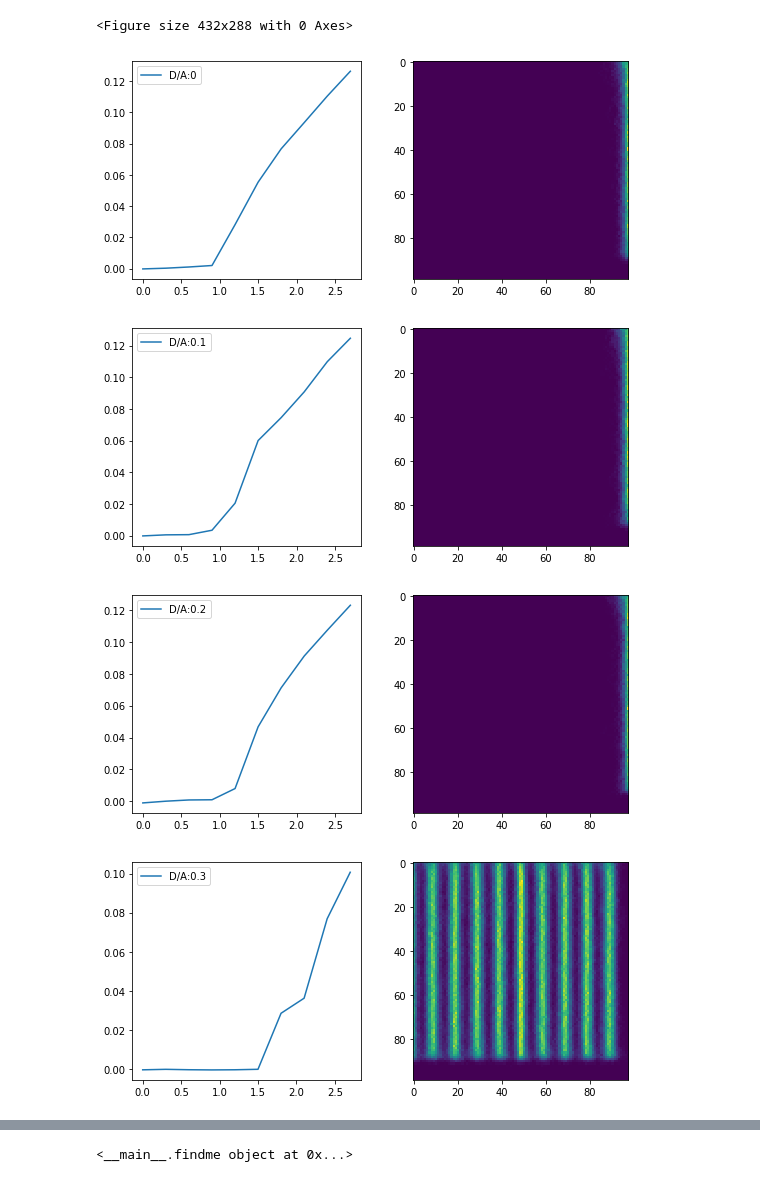
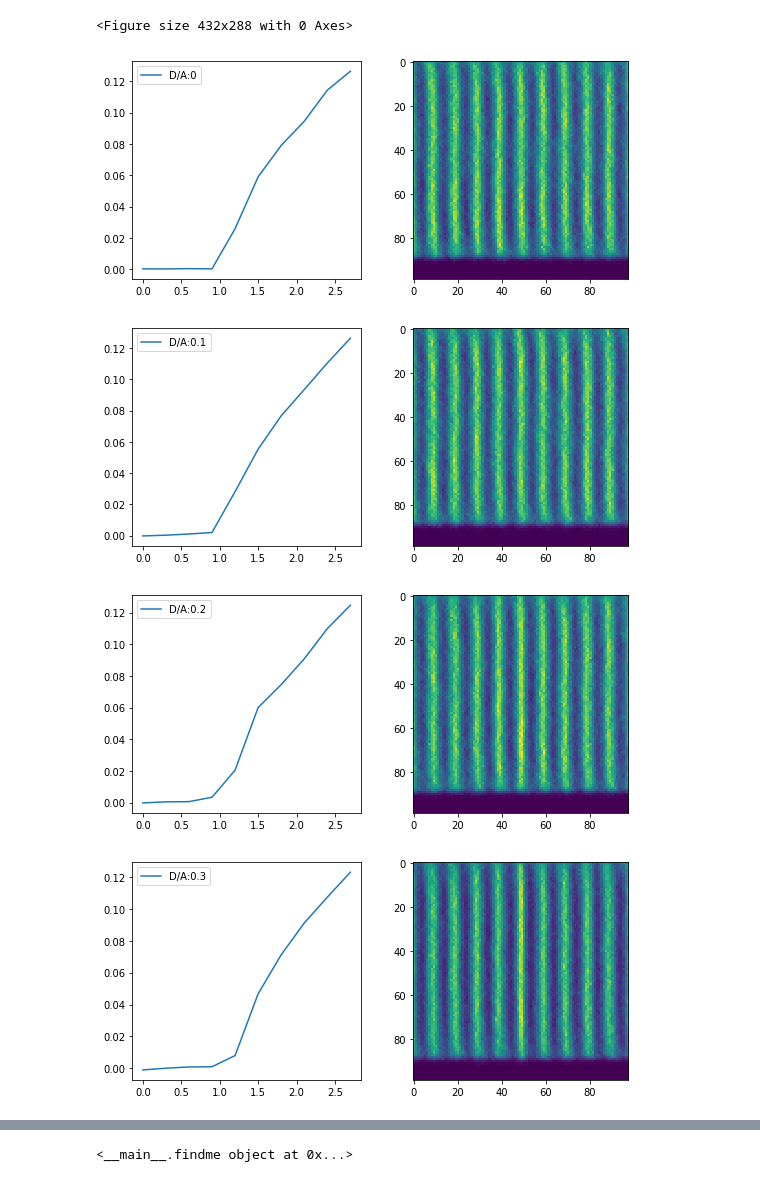
Before and after one commit to LevoSpacewars/Polymer-Tilt, a Jupyter notebook: Untitled.ipynb, the cells around one changed output, grey strips where cells are left out. Drawn from its saved outputs; the diff is of its cells as text; code cells hidden in the pictures.

```diff
--- a/Untitled.ipynb
+++ b/Untitled.ipynb
@@ -6,7 +7,8 @@ from matplotlib.backends.backend_pdf import PdfPages
 # %%
 disorder_data = []
-foldername = ['10031','10032','10033','10034','10035']
+foldername = ['10000','10031','10032','10033','10034','10035']
 disorder_p = ['0','0.1','0.2','0.3','0.4','0.5','0.6','0.7','1.0']
+heatmapf   = ['1.2','1.2','1.2','1.2','1.8','1.8']
 for name in foldername:
     disorder_data.append(pandas.read_csv('./compiledRuns/' + name + '/data.txt'))
 
@@ -17,36 +19,58 @@ def genForceRange(fs, ff, df):
         forces[i] = conv * i
     return forces
 
-def getHeatMap(fname, sheer):
-    mod =  np.delete(np.array(pandas.read_csv('./compiledRuns/' + fname + '/heatmap_0.6.txt',header=1)), 0, axis=1)
+def getHeatMap(fname, ind):
+    mod =  np.delete(np.array(pandas.read_csv('./compiledRuns/' + fname + '/heatmap_' + str(heatmapf[ind]) + '.txt',header=1)), 0, axis=1)
     mod = np.delete(mod, len(mod[0])-1,axis=1)
     return mod
+
+def constructDisorder(fname):
+    parameters = pandas.read_csv('./compiledRuns/' + fname + '/disorder_info.txt',header = 1) #amplitude node phase
+    p = np.array(parameters)
+
+    potential = []
+    width = 10
+    x = []
+    conv = width/1000
+    for i in range(1000):
+        x.append(i * conv - width/2)
+        potential.append(0)
+
+    for param in p:
+        A = param[0]
+        phase = param[2]
+        freq = node/width
+        for i in range(len(x)):
+
+            potential[i] += math.cos(freq * x[i] + phase) * A
+    return potential
 # %%
 with PdfPages("DisorderRuns_fix.pdf") as export_pdf:
     index = -1
     fig = plt.figure()
     for data in disorder_data:
         index +=1
         d = np.array(data)
         f = genForceRange(0,3,10)
         #plt.plot(f,d[3][1:],label=disorder_p[index])
 
     #plt.legend()
     export_pdf.savefig(fig)
     index = -1
     for data in disorder_data:
         fig, axs = plt.subplots(nrows=1, ncols=2, figsize=(9, 4))
         index +=1
         d = np.array(data)
         f = genForceRange(0,3,10)
         axs[0].plot(f,d[3][1:],label=f"D/A:{disorder_p[index]}")
+        axs[0].plot(heatmapf[index], d[3][] marker='o')
 
-        axs[1].imshow(getHeatMap(foldername[index],9))
+        axs[1].imshow(getHeatMap(foldername[index],index))
         axs[0].legend()
         export_pdf.savefig(fig)
 # %% [output]
 <Figure size 432x288 with 0 Axes>
-[figure, old version]
+[figure, new version]
-[figure, old version]
+[figure, new version]
-[figure, old version]
+[figure, new version]
-[figure, old version]
+[figure, new version]
```
Also changed, not shown: parts of 2 cells of this notebook, 2 other files.
